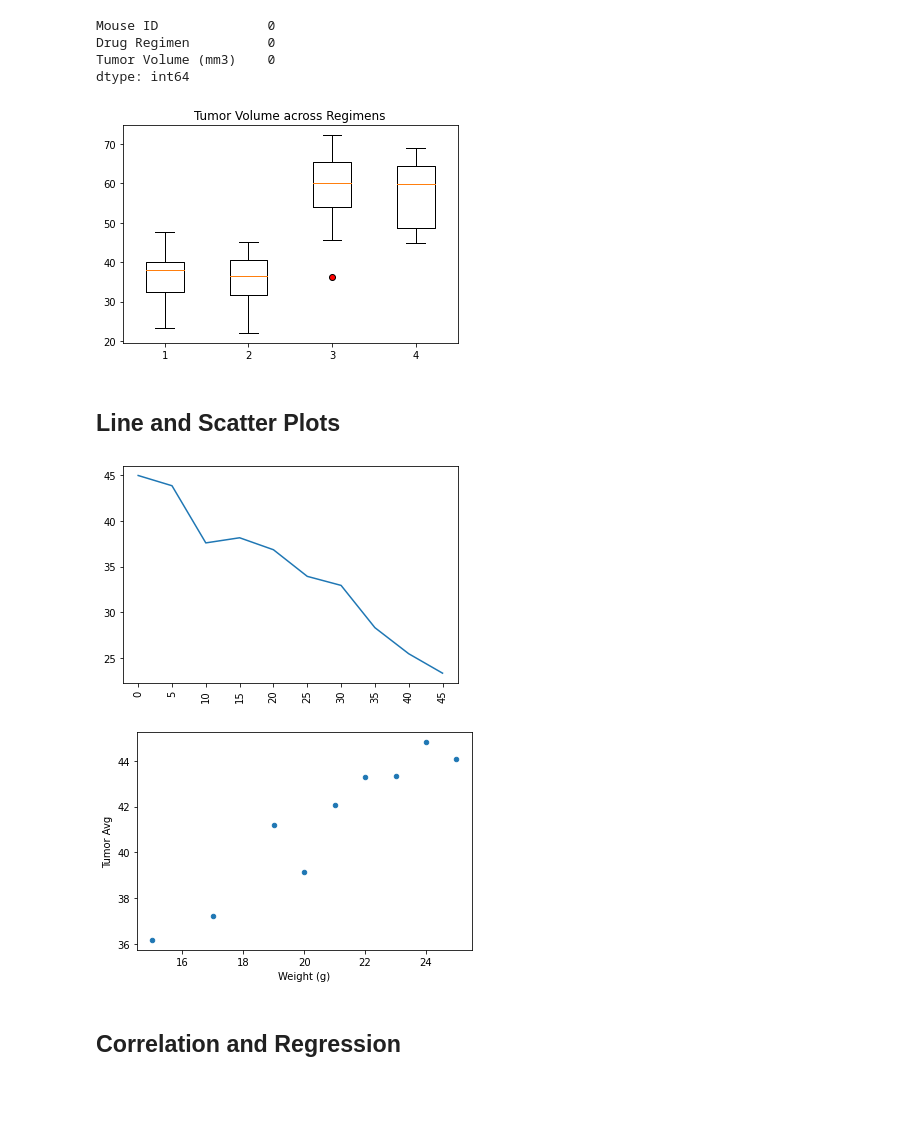
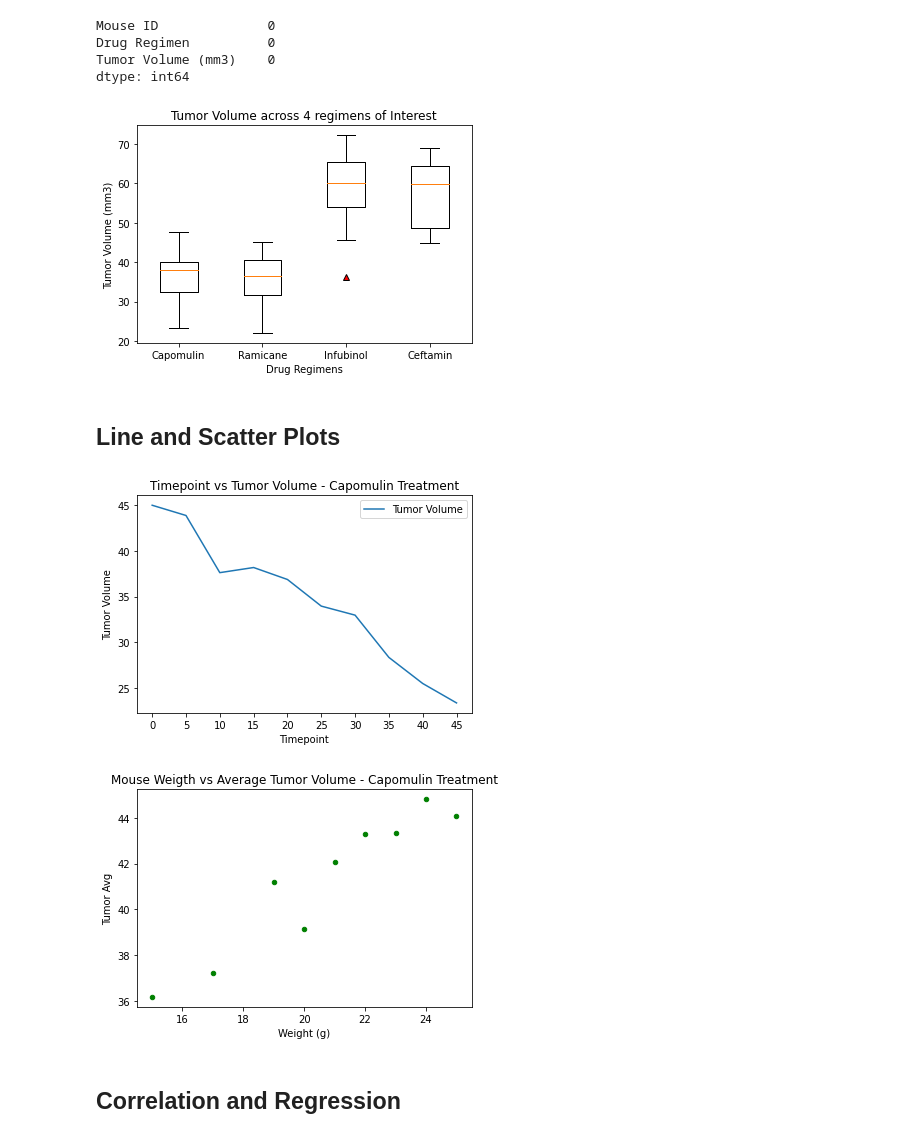
Before and after one commit to rjyobal/matplotlib-challenge, a Jupyter notebook: Pymaceuticals/pymaceuticals_starter.ipynb, the cells around one changed output. Drawn from its saved outputs; the diff is of its cells as text; code cells hidden in the pictures; blank space fills up the shorter version.

```diff
--- a/Pymaceuticals/pymaceuticals_starter.ipynb
+++ b/Pymaceuticals/pymaceuticals_starter.ipynb
@@ -338,32 +332,39 @@ regimen_3=stats_df.loc[stats_df['Drug Regimen']=='Infubinol']['Tumor Volume (mm3
 regimen_4=stats_df.loc[stats_df['Drug Regimen']=='Ceftamin']['Tumor Volume (mm3)']
 #Generate plot
 data = [regimen_1, regimen_2, regimen_3, regimen_4]
-green_diamond = dict(markerfacecolor='r', marker='o')
+red_triangle = dict(markerfacecolor='r', marker='^')
 fig1, ax1 = plt.subplots()
-ax1.set_title('Tumor Volume across Regimens')
-ax1.boxplot(data, flierprops=green_diamond)
+ax1.set_title('Tumor Volume across 4 regimens of Interest')
+ax1.boxplot(data, flierprops=red_triangle)
+ax1.set_ylabel('Tumor Volume (mm3)')
+ax1.set_xlabel('Drug Regimens')
+plt.xticks([1, 2, 3, 4], ['Capomulin', 'Ramicane', 'Infubinol', 'Ceftamin'])
 plt.show()
 # %% [output]
-[figure, old version]
+[figure, new version]
 # %% [markdown]
 ## Line and Scatter Plots
 # %%
 # Generate a line plot of time point versus tumor volume for a mouse treated with Capomulin
 
 #Create dataframe for line plot
 lineplot_df=clean_df[['Mouse ID','Drug Regimen','Timepoint','Tumor Volume (mm3)']]
 #Set variables to plot
 regimen_to_plot='Capomulin'
 mice_to_plot='s185'
 #Get x and y axis
 x_axis=lineplot_df.loc[(lineplot_df['Drug Regimen']==regimen_to_plot) & (lineplot_df['Mouse ID']==mice_to_plot)]['Timepoint']
 y_axis=lineplot_df.loc[(lineplot_df['Drug Regimen']==regimen_to_plot) & (lineplot_df['Mouse ID']==mice_to_plot)]['Tumor Volume (mm3)']
 #Plot data
-plt.plot(x_axis, y_axis)
-plt.xticks(x_axis, rotation=90)
+plt.plot(x_axis, y_axis, label='Tumor Volume')
+plt.legend(loc='best')
+plt.xticks(x_axis)
+plt.title('Timepoint vs Tumor Volume - Capomulin Treatment')
+plt.xlabel('Timepoint')
+plt.ylabel('Tumor Volume')
 plt.show()
 # %% [output]
-[figure, old version]
+[figure, new version]
 # %%
 # Generate a scatter plot of mouse weight versus average tumor volume for the Capomulin regimen
 
@@ -379,10 +380,11 @@ tumor_v_avg = scatt_group["Tumor Volume (mm3)"].mean()
 lineplot_df = pd.DataFrame({'Tumor Avg':tumor_v_avg})
 lineplot_df = lineplot_df.reset_index()
 #Create scatter plot
-lineplot_df.plot(kind='scatter', x='Weight (g)', y='Tumor Avg')
+lineplot_df.plot(kind='scatter', x='Weight (g)', y='Tumor Avg', color='green')
+plt.title('Mouse Weigth vs Average Tumor Volume - Capomulin Treatment')
 plt.show()
 # %% [output]
-[figure, old version]
+[figure, new version]
 # %% [markdown]
 ## Correlation and Regression
 # %%
```
Also changed, not shown: parts of 12 cells of this notebook.
